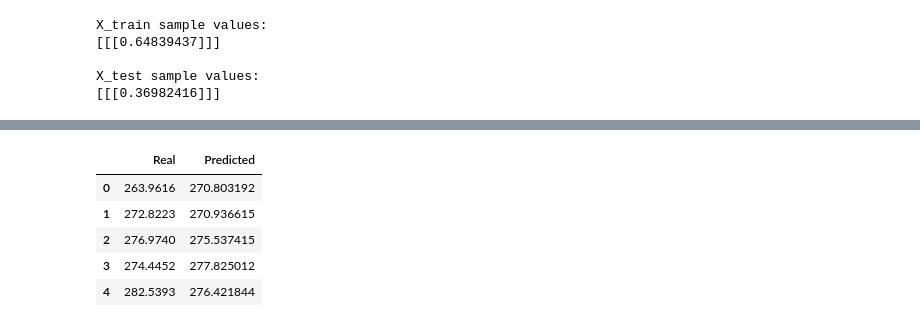
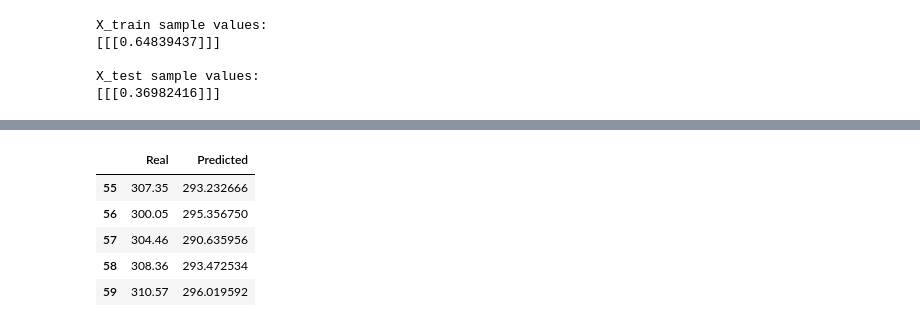
Before and after one commit to awanzek/FinTech_Project2, a Jupyter notebook: dashboard.ipynb, the cells around one changed output, grey strips where cells are left out. Drawn from its saved outputs; the diff is of its cells as text; code cells hidden in the pictures.

```diff
--- a/dashboard.ipynb
+++ b/dashboard.ipynb
@@ -388,17 +401,17 @@ real_prices = scaler.inverse_transform(y_test.reshape(-1, 1))
 # %%
 # Create a DataFrame of Real and Predicted values
 stocks = pd.DataFrame({
     "Real": real_prices.ravel(),
     "Predicted": predicted_prices.ravel()
 })
-stocks.head()
+stocks.tail()
 # %% [output]
 |  | Real | Predicted |
-| 0 | 263.9616 | 270.803192 |
-| 1 | 272.8223 | 270.936615 |
-| 2 | 276.9740 | 275.537415 |
-| 3 | 274.4452 | 277.825012 |
-| 4 | 282.5393 | 276.421844 |
+| 55 | 307.35 | 293.232666 |
+| 56 | 300.05 | 295.356750 |
+| 57 | 304.46 | 290.635956 |
+| 58 | 308.36 | 293.472534 |
+| 59 | 310.57 | 296.019592 |
 # %%
 # Plot the real vs predicted values as a line chart
 stocks.plot(title ="Real vs Predicted S&P 500 Closing Price" )
```
Also changed, not shown: parts of 10 cells of this notebook.
